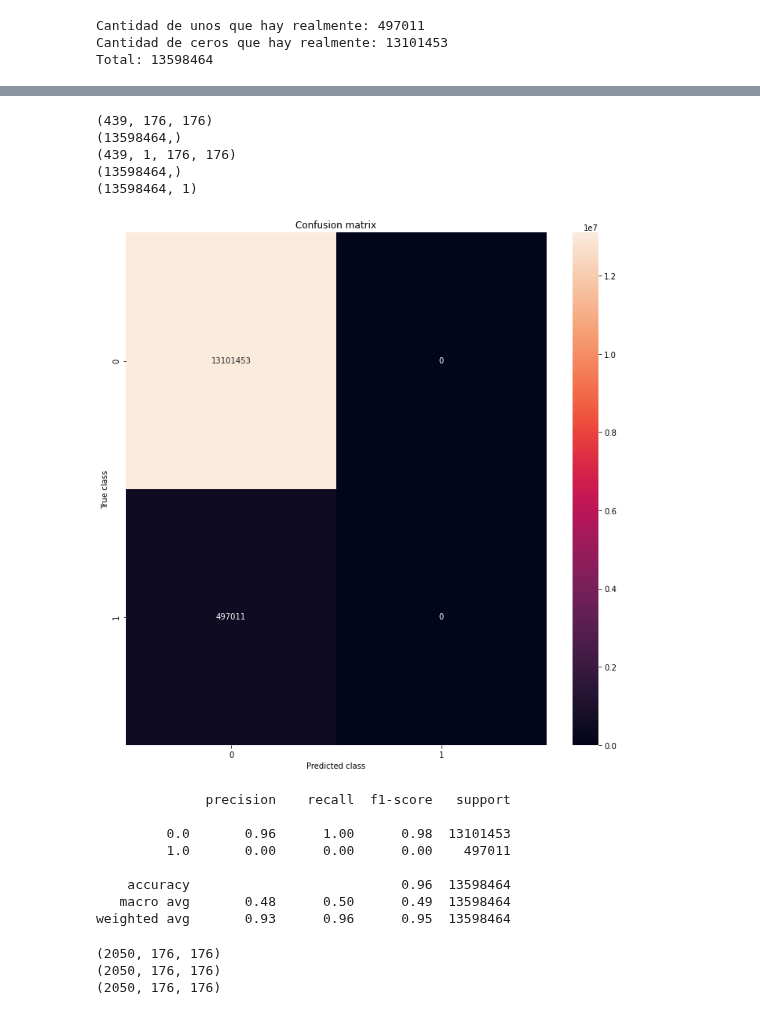
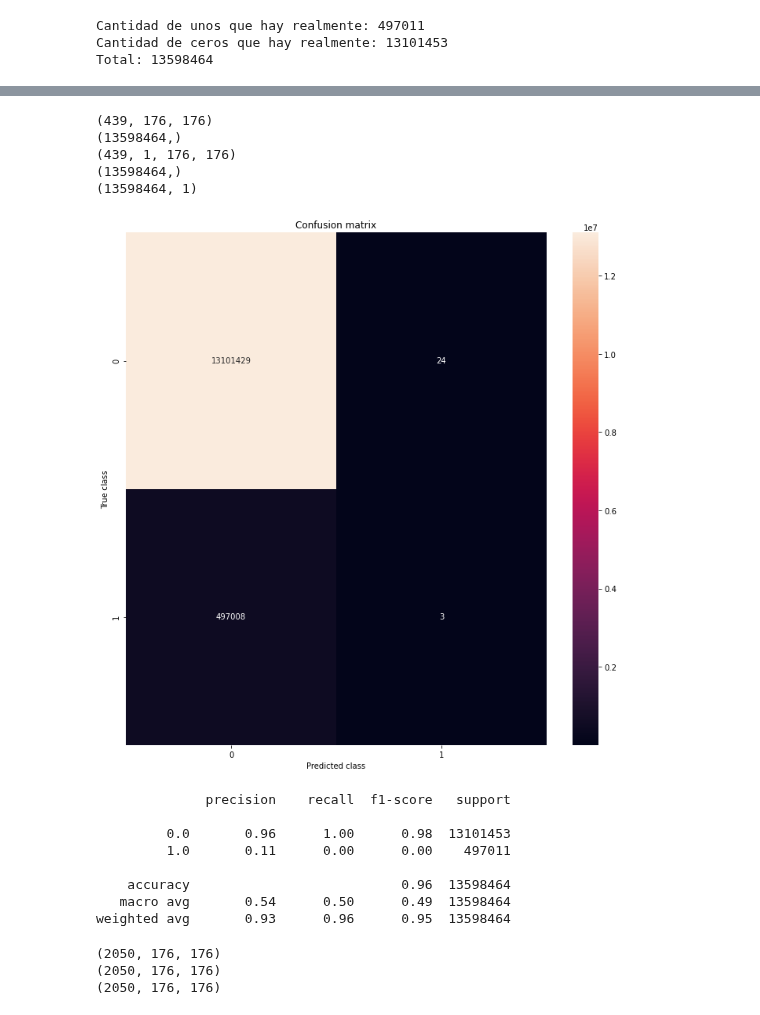
Before and after one commit to JFC95/ProyectoIntegrador_Weather, a Jupyter notebook: Notebooks/VGG16-SMOTE.ipynb, the cells around one changed output, grey strips where cells are left out. Drawn from its saved outputs; the diff is of its cells as text; code cells hidden in the pictures.

```diff
--- a/Notebooks/VGG16-SMOTE.ipynb
+++ b/Notebooks/VGG16-SMOTE.ipynb
@@ -166,0 +198,11 @@ Y_val: (439, 176, 176)
+# %%
+##Se agregan muestras a Y_val en caso de utilizar dataset con oversamplead.
+temp_y = Y_train[3600:4027]
+Y_train = Y_train[0:3600]
+
+Y_val = np.append(Y_val, temp_y)
+
+print("Y_train: %s" %str(Y_train.shape))
+print("Y_val: %s" %str(Y_val.shape))
+Y_val = Y_val.reshape(865,176,176)
+print("Y_val: %s" %str(Y_val.shape))
@@ -167,3 +237,3 @@ Y_val: (439, 176, 176)
 # %%
-vgghist = model.fit(X_train_us, Y_train_us, validation_data = (X_val,Y_val), epochs = 50)
+vgghist = model.fit(X_train, Y_train, validation_data = (X_val,Y_val), epochs = 20)
 # %% [output]
@@ -268,3 +329,5 @@ Total: 13598464
 # %%
-y_pred[y_pred>=0.5] = 1
-y_pred[y_pred<0.5] = 0
+#pred = np.empty((439, 3, 176, 176))
+pred = np.empty((439, 1, 176, 176))
+pred[y_pred != 0] = 1
+pred[y_pred == 0] = 0
@@ -279,45 +355,43 @@ print(Y_trues.shape)
 # %%
 predije = ["0", "1"]
-
 
 #definimos funciona para mostrar los resultados
 def mostrar_resultados(Y_test, pred_y):
     conf_matrix = confusion_matrix(Y_test, pred_y)
     plt.figure(figsize=(12, 12))
     sns.heatmap(conf_matrix, xticklabels=predije, yticklabels=predije, annot=True, fmt="d");
     plt.title("Confusion matrix")
     plt.ylabel('True class')
     plt.xlabel('Predicted class')
     plt.show()
     print (classification_report(Y_test, pred_y))
 
-#pred_y = model.predict(X_test_2d)
 
-print(Y.shape)
-#Y = np.reshape(Y,(Y.shape[0],176*176))
-Y = Y.reshape(439*1*176*176)
-print(Y.shape)
+print(Y_test.shape)
+#y_test_3d = Y_test_3d.reshape(439*3*176*176)
+y_test = Y_test.reshape(439*1*176*176)
+print(y_test.shape)
 
-print(y_pred.shape)
-#y_pred = np.reshape(y_pred,(y_pred.shape[0]*176*176))
-y_pred = y_pred.reshape(439*1*176*176)
-print(y_pred.shape)
-y_pred=y_pred.reshape(-1,1)
-print(y_pred.shape)
+print(pred.shape)
+#pred = pred.reshape(439*3*176*176)
+pred = pred.reshape(439*1*176*176)
+print(pred.shape)
+pred=pred.reshape(-1,1)
+print(pred.shape)
 
-mostrar_resultados(Y, y_pred)
+mostrar_resultados(y_test, pred)
 # %% [output]
 (439, 176, 176)
 (13598464,)
 (439, 1, 176, 176)
 (13598464,)
 (13598464, 1)
-[figure, old version]
+[figure, new version]
               precision    recall  f1-score   support
 
          0.0       0.96      1.00      0.98  13101453
-         1.0       0.00      0.00      0.00    497011
+         1.0       0.11      0.00      0.00    497011
 
     accuracy                           0.96  13598464
-   macro avg       0.48      0.50      0.49  13598464
+   macro avg       0.54      0.50      0.49  13598464
 weighted avg       0.93      0.96      0.95  13598464
```
Also changed, not shown: parts of 40 cells of this notebook.
